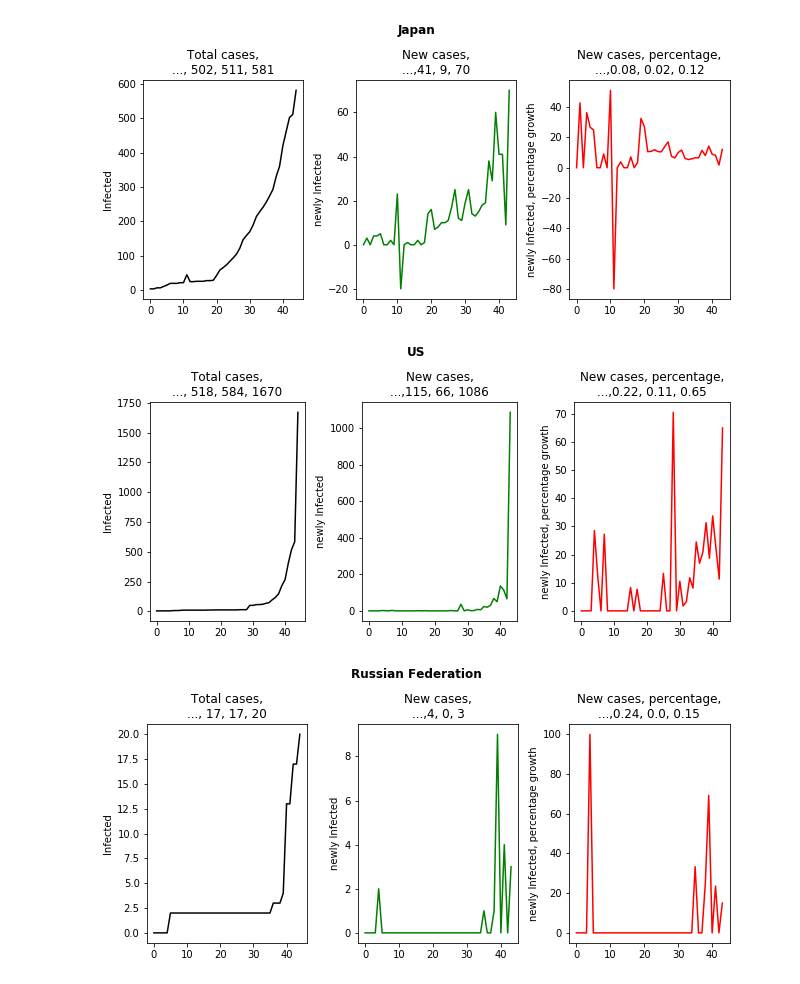
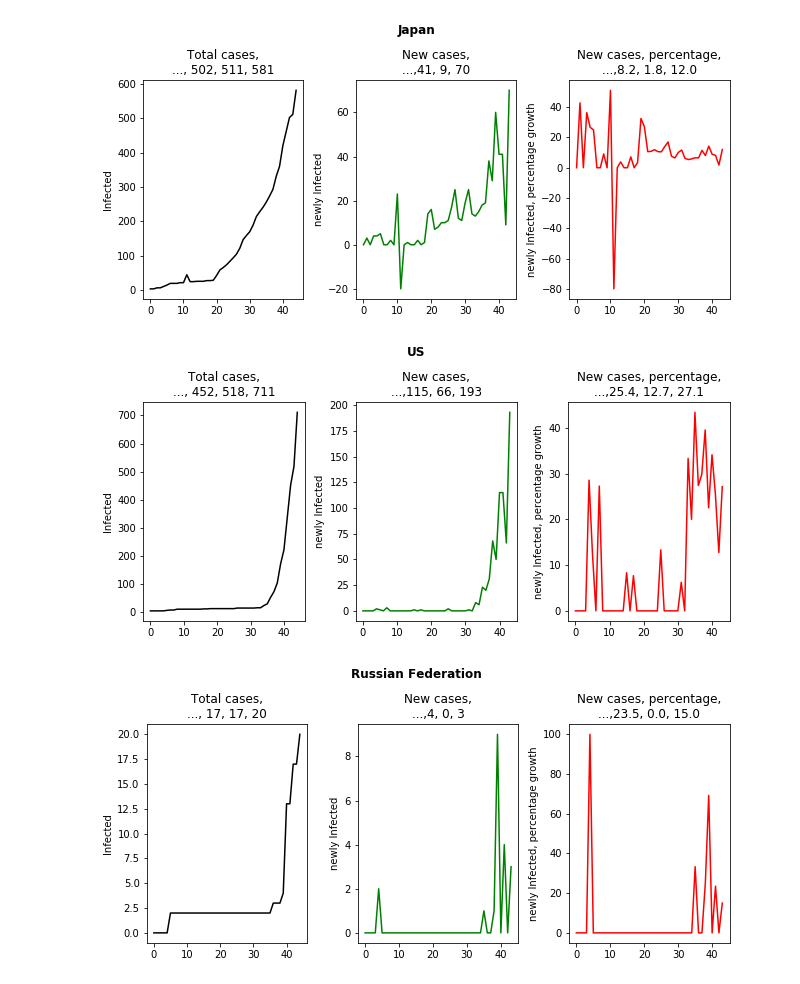
Before and after one commit to AndrzejTunkiel/atunkiel_open, a Jupyter notebook: Corona.ipynb, the cells around one changed output. Cells and saved outputs as stored; diff of their text form; code cells hidden in the pictures.

```diff
--- a/Corona.ipynb
+++ b/Corona.ipynb
@@ -9,10 +9,15 @@ my_countries = ["Poland", "Norway", "Mainland China","UK", "Italy","Republic of
 
 for country in my_countries:
     df_temp = df[df['Country/Region'] == country]
+
+    if country == "US":
+        df_temp = df_temp[df_temp['Province/State'].str.contains(",") == True]
+
     df_temp = df_temp.to_numpy()
 
     df_temp = np.sum(df_temp[:,4:],axis=0)
     df_temp = df_temp[np.newaxis,:]
+
 
 
     fig, axs = plt.subplots(1, 3, figsize=(9, 4))
@@ -31,10 +36,10 @@ for country in my_countries:
     b = df_temp[0,5:]
     a = np.diff(df_temp[0,4:],1)
     c = np.divide(a, b, out=np.zeros_like(a), where=b!=0)
+    c = c*100
 
-
-    axs[2].set_title(f"New cases, percentage,\n...,{np.round(c[-3],2)}, {np.round(c[-2],2)}, {np.round(c[-1],2)}")
-    axs[2].plot(c*100,c="red")
+    axs[2].set_title(f"New cases, percentage,\n...,{np.round(c[-3],1)}, {np.round(c[-2],1)}, {np.round(c[-1],1)}")
+    axs[2].plot(c,c="red")
     axs[2].set_ylabel("newly Infected, percentage growth")
 
     plt.tight_layout()
@@ -49,5 +54,5 @@ for country in my_countries:
 [figure]
 [figure]
-[figure, old version]
+[figure, new version]
-[figure, old version]
+[figure, new version]
 [figure]
```
Also changed, not shown: parts of 5 cells of this notebook.
